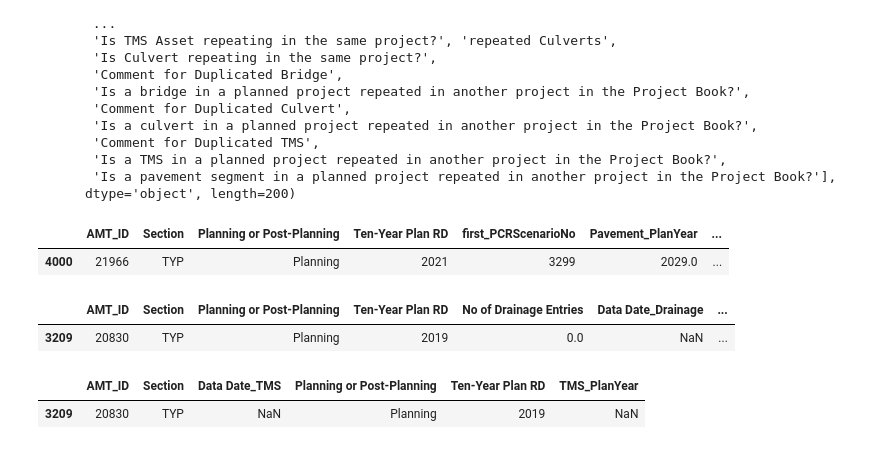
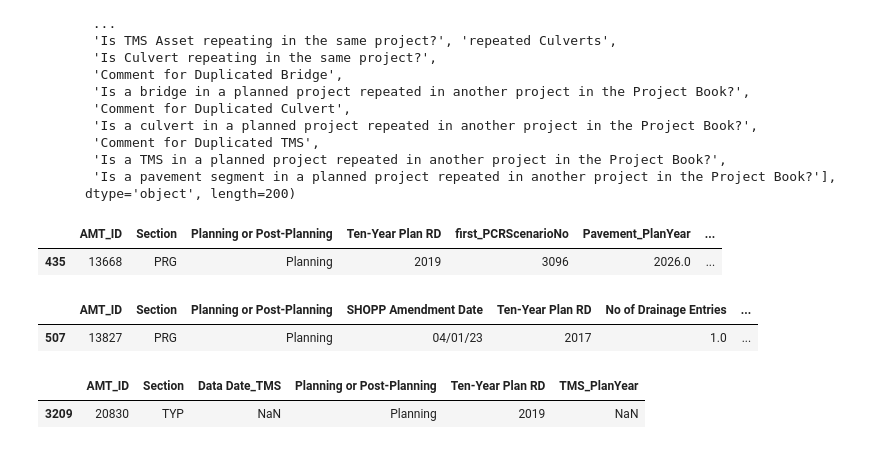
Before and after one commit to zhuzhy1214/amtool_etl, a Jupyter notebook: ProjectBook_DataCheck.ipynb, the cells around one changed output. Saved outputs shown, nothing was run; the diff lists cells and outputs as text; code cells hidden in the pictures.

Commit message:
typo correction. Change data check flags checks to reflect planning category logic change, for project book datacheck. For Minor data check, further debug. update the minor data check summary table.

```diff
--- a/ProjectBook_DataCheck.ipynb
+++ b/ProjectBook_DataCheck.ipynb
@@ -437,4 +437,4 @@ TMS_Data_Date = df_GlobalParameters.loc[0,'TMS_Data_Date'].to_pydatetime().strft
 
 TARGET_FY = df_GlobalParameters.loc[0,'TARGET_FY']
 # %%
-DD_Approval_Placeholder_Date = df_GlobalParameters.loc[0,'Placeholder District Director Approval Date'].to_pydatetime().strftime("%m/%d/%y")
+DD_Approval_Placeholder_Date = df_GlobalParameters.loc[0,'District Director Approval Placeholder Date'].to_pydatetime().strftime("%m/%d/%y")
@@ -3448,9 +3448,9 @@ def ck_CTIPS(df):
         initial_comment = 'For the {} section of project ID({}), '.format(df['Section'], df['AMT_ID'])
         comments = initial_comment
         if(abs(df['Shopp Tool Cost to use']-df['Project Cost ($K)_Candidate'])>=.9): #if the difference is no less than 900 dollars
-            comments += 'The AM Tool Total Cost (${:.0f}k) does not match SHOPP Candiate Project Cost (${:.0f}k).'.format(df['Shopp Tool Cost to use'], df['Project Cost ($K)_Candidate'])
+            comments += 'The AM Tool Total Cost (${:.0f}k) does not match SHOPP Candidate Project Cost (${:.0f}k).'.format(df['Shopp Tool Cost to use'], df['Project Cost ($K)_Candidate'])
         if df['AM Tool RTL (Section in Use)'] != df['Advertised Year_Candidate'] :
-            comments += 'The AM Tool RTL FY ({}) does not match SHOPP Candiate RTL FY ({}).'.format(df['AM Tool RTL (Section in Use)'], df['Advertised Year_Candidate'])
+            comments += 'The AM Tool RTL FY ({}) does not match SHOPP Candidate RTL FY ({}).'.format(df['AM Tool RTL (Section in Use)'], df['Advertised Year_Candidate'])
 
         if comments == initial_comment :
             return 'OK'
@@ -3465,7 +3465,7 @@ def ck_CTIPS(df):
             if(abs(df['Shopp Tool Cost to use']-df['Total Capital & Support Cost'])>=.9): #if the difference is no less than 900 dollars
                 comments += 'The AM Tool Total Cost (${:.0f}k) does not match CTIPS Total Cost (${:.0f}k).'.format(df['Shopp Tool Cost to use'], df['Total Capital & Support Cost'])
             if df['AM Tool RTL (Section in Use)'] != df['FY'] :
-                comments += 'The AM Tool RTL FY ({}) does not match SHOPP Candiate RTL FY ({}).'.format(df['AM Tool RTL (Section in Use)'], df['FY'])
+                comments += 'The AM Tool RTL FY ({}) does not match SHOPP Candidate RTL FY ({}).'.format(df['AM Tool RTL (Section in Use)'], df['FY'])
 
             if comments == initial_comment :
                 return 'OK'
@@ -4490,10 +4490,10 @@ Index(['AMT_ID', 'Project Book', 'PID Uploaded', 'PIP Uploaded',
 # %%
 # 'Is the Pavement Worksheet using updated inventory and condition data (2019 APCS) for planned projects?'
 
-#Attention: update this check every time APCS data changes
 
 def ck_Pav_APCS(df):
     if (df['Planning or Post-Planning']== "Post-Planning"
+        or df['SHOPP Amendment Date'] == DD_Approval_Placeholder_Date
         or df['Ten-Year Plan RD'] == 9999
         or pd.isnull(df['Pavement_PlanYear'])
         or df['Last Year of Fiscal Year'] > TARGET_FY + 10 # last Year of FY greater than 2031 for SHSMP 2021
@@ -4512,15 +4512,14 @@ ck_name = 'Is the Pavement Worksheet using updated inventory and condition data
 
 df_SHOPP_raw_data[ck_name] = df_SHOPP_raw_data.apply(ck_Pav_APCS, axis = 1)
 # %%
-
-###Manual Check#####
+##Unit Test
 
 
 AMT_ID = 21966
-# AMT_ID = 20476
+AMT_ID = 13668
 
 
-STU = df_SHOPP_raw_data[df_SHOPP_raw_data['AMT_ID'] ==AMT_ID]['Section'].iloc[0]
+STU = df_SHOPP_raw_data[df_SHOPP_raw_data['AMT_ID'] == AMT_ID]['Section'].iloc[0]
 
 df_SHOPP_raw_data[df_SHOPP_raw_data['AMT_ID'] ==AMT_ID][['AMT_ID','Section','Planning or Post-Planning' ,
 'Ten-Year Plan RD' ,
@@ -4529,7 +4528,7 @@ df_SHOPP_raw_data[df_SHOPP_raw_data['AMT_ID'] ==AMT_ID][['AMT_ID','Section','Pla
 'Is the Pavement Worksheet using updated inventory and condition data (2019 APCS) for planned projects?']]
 # %% [output]
 |  | AMT_ID | Section | Planning or Post-Planning | Ten-Year Plan RD | first_PCRScenarioNo | Pavement_PlanYear | ... |
-| 4000 | 21966 | TYP | Planning | 2021 | 3299 | 2029.0 | ... |
+| 435 | 13668 | PRG | Planning | 2019 | 3096 | 2026.0 | ... |
 # %%
 # 'Is the Drainage Worksheet using updated inventory and condition data (Sept 2021 or later) for planned projects?'
 
@@ -4537,6 +4536,7 @@ df_SHOPP_raw_data[df_SHOPP_raw_data['AMT_ID'] ==AMT_ID][['AMT_ID','Section','Pla
 
 def ck_drain_data(df):
     if (df['Planning or Post-Planning']== "Post-Planning"
+        or df['SHOPP Amendment Date'] == DD_Approval_Placeholder_Date
         or  df['Ten-Year Plan RD'] == 9999
         or df['No of Drainage Entries'] == 0
         or df['Last Year of Fiscal Year'] > TARGET_FY + 10): # last Year of FY greater than 2031 for SHSMP 2021
@@ -4553,17 +4553,15 @@ df_SHOPP_raw_data[ck_name] = df_SHOPP_raw_data.apply(ck_drain_data, axis = 1)
 # %%
 ###Manual Check#####
 
 
-AMT_ID = 20830
+AMT_IDs = [13827]
 
-STU = df_SHOPP_raw_data[df_SHOPP_raw_data['AMT_ID'] ==AMT_ID]['Section'].iloc[0]
-
-df_SHOPP_raw_data[df_SHOPP_raw_data['AMT_ID'] ==AMT_ID][['AMT_ID','Section','Planning or Post-Planning','Ten-Year Plan RD','No of Drainage Entries','Data Date_Drainage',
+df_SHOPP_raw_data[df_SHOPP_raw_data['AMT_ID'].isin(AMT_IDs)][['AMT_ID','Section','Planning or Post-Planning','SHOPP Amendment Date','Ten-Year Plan RD','No of Drainage Entries','Data Date_Drainage',
 'Is the Drainage Worksheet using updated inventory and condition data (Sept 2021 or later) for planned projects?'
 ]]
 # %% [output]
-|  | AMT_ID | Section | Planning or Post-Planning | Ten-Year Plan RD | No of Drainage Entries | Data Date_Drainage | ... |
-| 3209 | 20830 | TYP | Planning | 2019 | 0.0 | NaN | ... |
+|  | AMT_ID | Section | Planning or Post-Planning | SHOPP Amendment Date | Ten-Year Plan RD | No of Drainage Entries | ... |
+| 507 | 13827 | PRG | Planning | 04/01/23 | 2017 | 1.0 | ... |
 # %%
 # 'Is the TMS Worksheet using updated inventory and condition data (June 2021 or later) for planned projects?'
 
```
Also changed, not shown: parts of 16 cells of this notebook, 5 other files.
